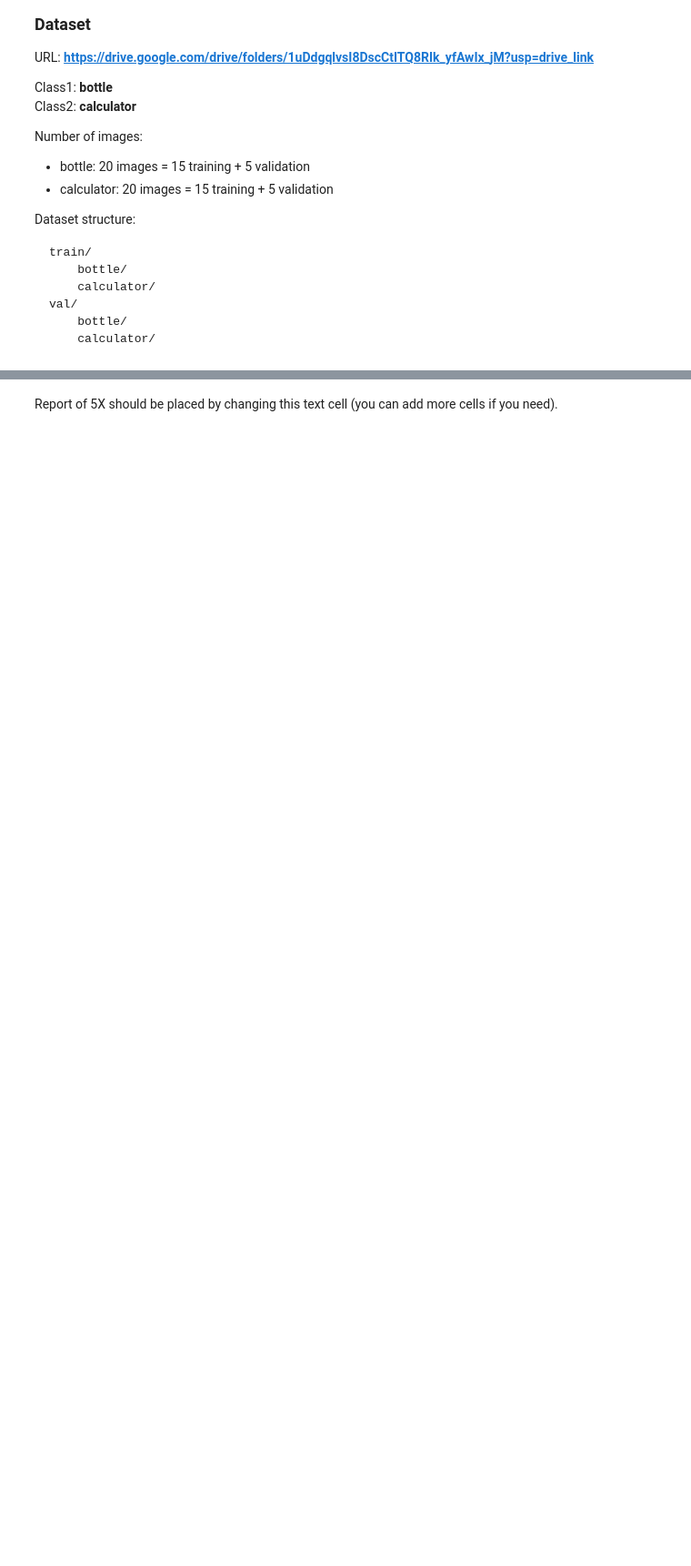
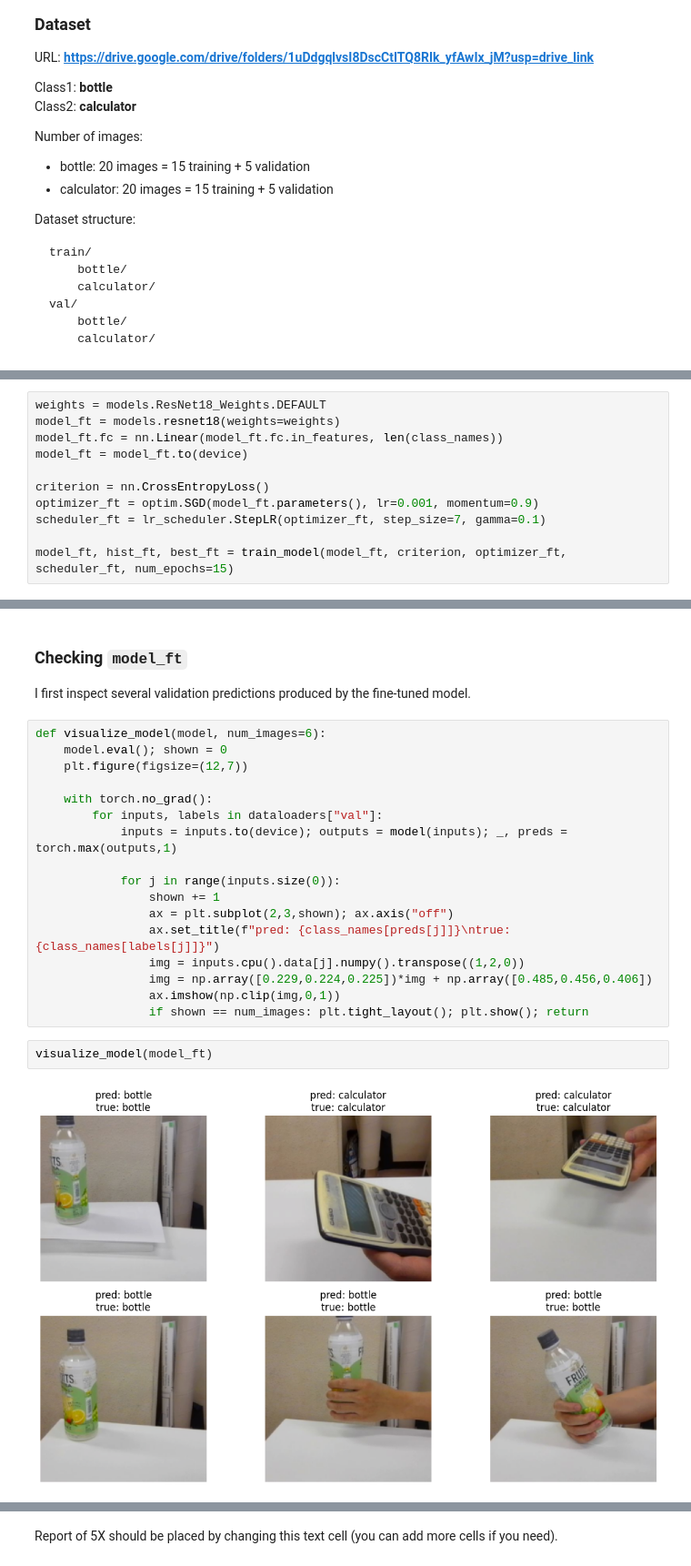
Before and after one commit to maitrungtung/IMIS_Machine_Learning, a Jupyter notebook: Report/IMISToolA2026_Report5.ipynb, the cells around one changed output, grey strips where cells are left out. Shown at 91% size. Saved outputs shown, nothing was run; the diff lists cells and outputs as text; blank space fills up the shorter version.

```diff
--- a/Report/IMISToolA2026_Report5.ipynb
+++ b/Report/IMISToolA2026_Report5.ipynb
@@ -203,0 +256,11 @@ plt.show()
+# %%
+weights = models.ResNet18_Weights.DEFAULT
+model_ft = models.resnet18(weights=weights)
+model_ft.fc = nn.Linear(model_ft.fc.in_features, len(class_names))
+model_ft = model_ft.to(device)
+
+criterion = nn.CrossEntropyLoss()
+optimizer_ft = optim.SGD(model_ft.parameters(), lr=0.001, momentum=0.9)
+scheduler_ft = lr_scheduler.StepLR(optimizer_ft, step_size=7, gamma=0.1)
+
+model_ft, hist_ft, best_ft = train_model(model_ft, criterion, optimizer_ft, scheduler_ft, num_epochs=15)
@@ -203,0 +286,25 @@ plt.show()
+# %% [markdown]
+### Checking `model_ft`
+
+I first inspect several validation predictions produced by the fine-tuned model.
+# %%
+def visualize_model(model, num_images=6):
+    model.eval(); shown = 0
+    plt.figure(figsize=(12,7))
+
+    with torch.no_grad():
+        for inputs, labels in dataloaders["val"]:
+            inputs = inputs.to(device); outputs = model(inputs); _, preds = torch.max(outputs,1)
+
+            for j in range(inputs.size(0)):
+                shown += 1
+                ax = plt.subplot(2,3,shown); ax.axis("off")
+                ax.set_title(f"pred: {class_names[preds[j]]}\ntrue: {class_names[labels[j]]}")
+                img = inputs.cpu().data[j].numpy().transpose((1,2,0))
+                img = np.array([0.229,0.224,0.225])*img + np.array([0.485,0.456,0.406])
+                ax.imshow(np.clip(img,0,1))
+                if shown == num_images: plt.tight_layout(); plt.show(); return
+# %%
+visualize_model(model_ft)
+# %% [output]
+[figure, added]
```
Also changed, not shown: parts of 31 cells of this notebook.
